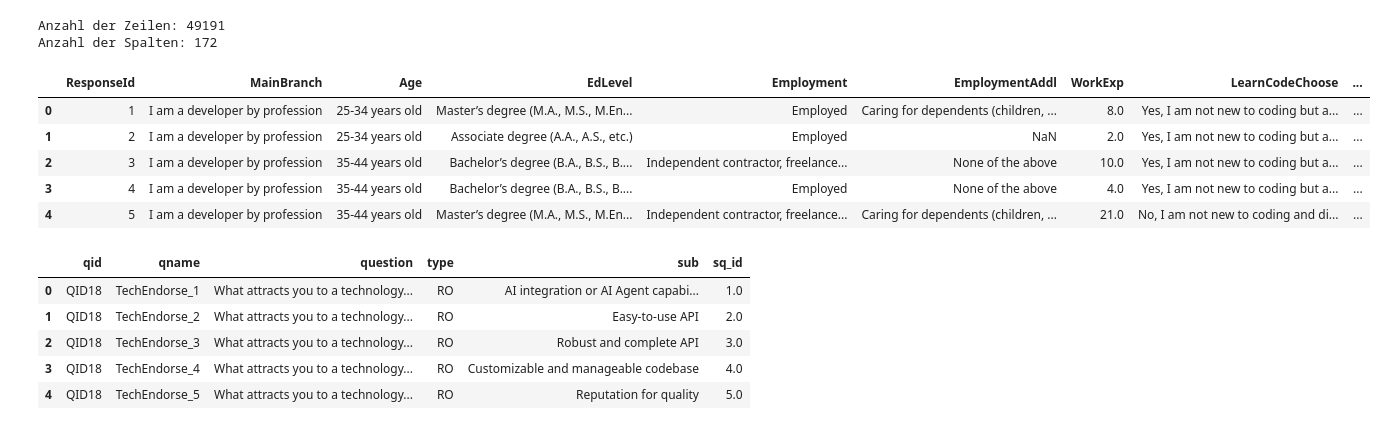
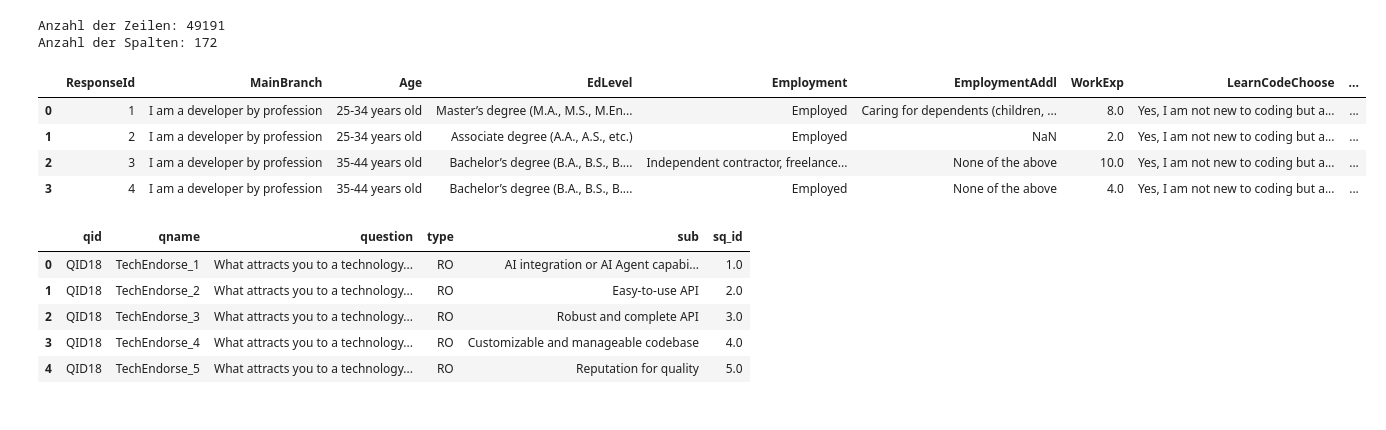
Before and after one commit to elinahlyva-dataanalytics/data-analytics-portfolio, a Jupyter notebook: developer-survey/Stack_Overflow_Developer_Survey.ipynb, the cells around one changed output. Cells and saved outputs as stored; diff of their text form; code cells hidden in the pictures.

```diff
--- a/developer-survey/Stack_Overflow_Developer_Survey.ipynb
+++ b/developer-survey/Stack_Overflow_Developer_Survey.ipynb
@@ -34,14 +34,13 @@ Anzahl der Spalten: 172
 
 pd.set_option('display.max_columns', None) # pd.set_option('display.max_columns', None) sorgt dafür, dass alle Spalten angezeigt werden.
 # %%
-survey_results_public.head()
+survey_results_public.head(4)
 # %% [output]
 |  | ResponseId | MainBranch | Age | EdLevel | Employment | EmploymentAddl | WorkExp | LearnCodeChoose | ... |
 | 0 | 1 | I am a developer by profession | 25-34 years old | Master’s degree (M.A., M.S., M.En... | Employed | Caring for dependents (children, ... | 8.0 | Yes, I am not new to coding but a... | ... |
 | 1 | 2 | I am a developer by profession | 25-34 years old | Associate degree (A.A., A.S., etc.) | Employed | NaN | 2.0 | Yes, I am not new to coding but a... | ... |
 | 2 | 3 | I am a developer by profession | 35-44 years old | Bachelor’s degree (B.A., B.S., B.... | Independent contractor, freelance... | None of the above | 10.0 | Yes, I am not new to coding but a... | ... |
 | 3 | 4 | I am a developer by profession | 35-44 years old | Bachelor’s degree (B.A., B.S., B.... | Employed | None of the above | 4.0 | Yes, I am not new to coding but a... | ... |
-| 4 | 5 | I am a developer by profession | 35-44 years old | Master’s degree (M.A., M.S., M.En... | Independent contractor, freelance... | Caring for dependents (children, ... | 21.0 | No, I am not new to coding and di... | ... |
 # %%
 survey_results_schema.head()
 # %% [output]
```
Also changed, not shown: parts of 7 cells of this notebook.
